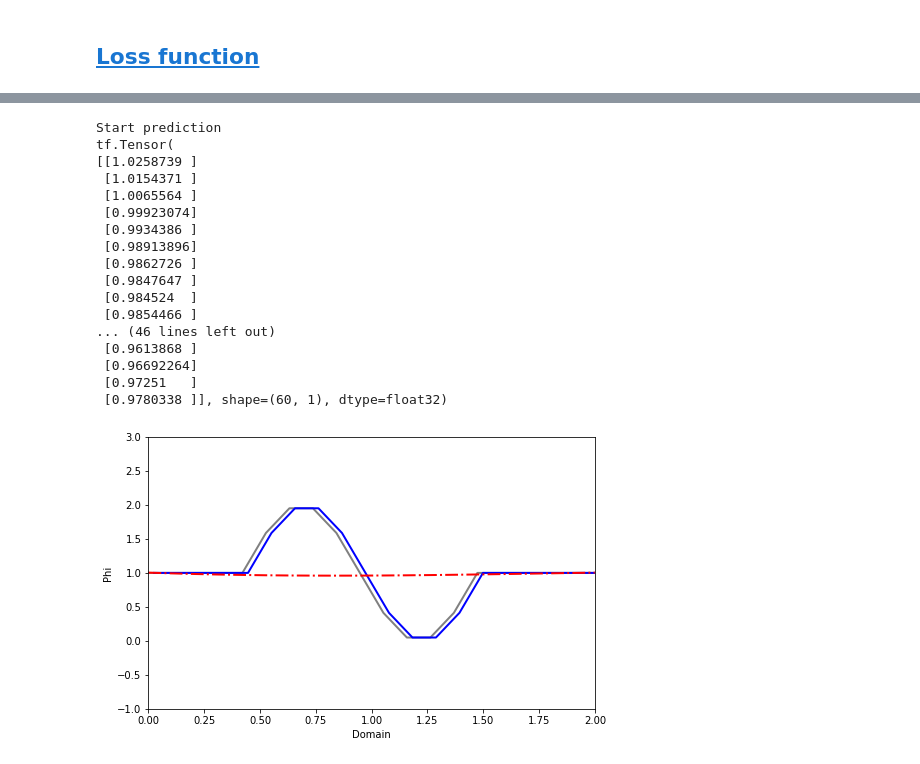
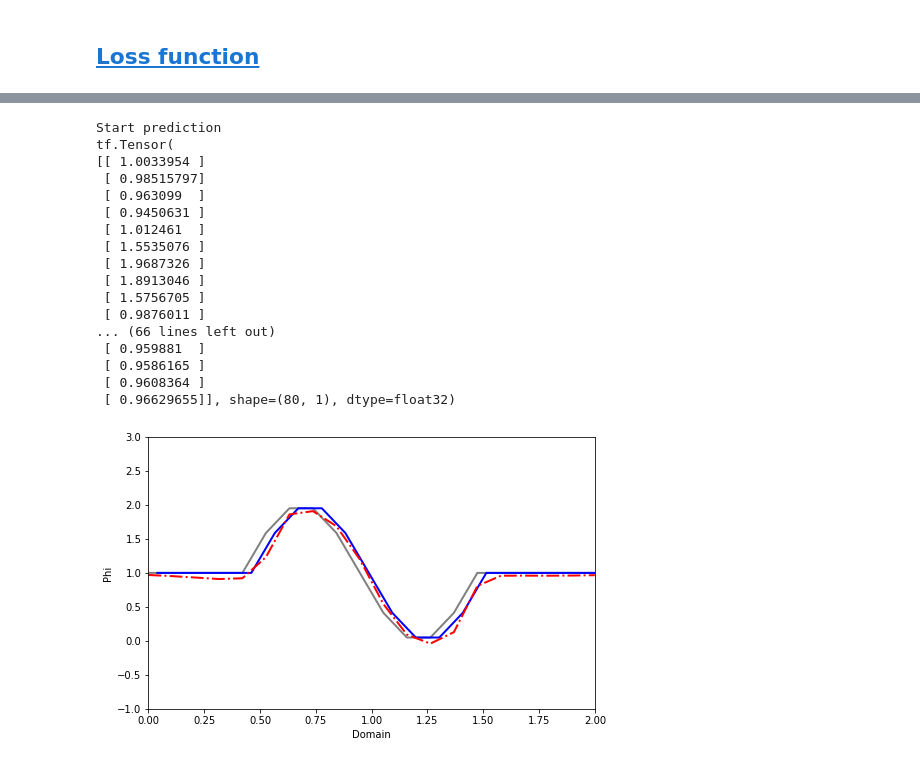
Before and after one commit to BingHanLin/Learn_ML, a Jupyter notebook: Neural_Networks_for_Differential_Equations/tensorflow/tf2_PDE_Customize.ipynb, the cells around one changed output, grey strips where cells are left out. Drawn from its saved outputs; the diff is of its cells as text; code cells hidden in the pictures.

```diff
--- a/Neural_Networks_for_Differential_Equations/tensorflow/tf2_PDE_Customize.ipynb
+++ b/Neural_Networks_for_Differential_Equations/tensorflow/tf2_PDE_Customize.ipynb
@@ -26,7 +26,7 @@ https://weikaiwei.com/tf/tensorflow-2-mnist-2/
 class solve_PDE_Model():
     def __init__(self, loss_calculator):
         self.loss_calculator = loss_calculator
-        self.optimizer = tf.keras.optimizers.Adam(learning_rate=0.005)
+        self.optimizer = tf.keras.optimizers.Adam(learning_rate=0.01)
         self.metrics = tf.keras.metrics.Mean(0.001)
 
         inputs = tf.keras.Input(shape=(2,), name="inputs")
@@ -65,8 +65,7 @@ class solve_PDE_Model():
             # Run forward
             phi = self.model(input_data)
             # Compute the loss value
-            # loss = self.loss_calculator.loss(x_data_reshape, t_data_reshape, phi)
-            loss = self.loss_calculator.loss(input_data, phi)
+            loss = self.loss_calculator.loss(x_data_reshape, t_data_reshape, phi)
 
 
         # Update metrics
@@ -86,20 +85,12 @@ class PDE_Loss():
         self.phi_init = phi_init
         self.u = u
 
-    def loss(self, inputs, phi):
-    # def loss(self, x_data, t_data, phi):
-
-        gradient = tf.gradients(phi, inputs)[0]
-        phi_t, phi_x = tf.unstack(gradient,axis=1)
+    def loss(self, x_data, t_data, phi):
+        phi_t = tf.gradients(phi, t_data)[0]
+        phi_x = tf.gradients(phi, x_data)[0]
 
         phi_t = tf.reshape(phi_t, [phi_t.shape[0],1])
         phi_x = tf.reshape(phi_x, [phi_x.shape[0],1])
-
-        # phi_t = tf.gradients(phi, t_data)[0]
-        # phi_x = tf.gradients(phi, x_data)[0]
-
-        # phi_t = tf.reshape(phi_t, [phi_t.shape[0],1])
-        # phi_x = tf.reshape(phi_x, [phi_x.shape[0],1])
 
         governing_Eq = phi_t+self.u+phi_x
 
@@ -133,8 +124,8 @@ lx = 2
 nx = 20
 dx = lx / (nx-1)
 
-lt = 0.05
-nt = 3
+lt = 0.04
+nt = 4
 dt = lt / (nt-1)
 
 u = 1      #assume wavespeed of u = 1
@@ -144,15 +135,15 @@ t_line = tf.linspace(0.0, lt, nt, name="t")
 x_init = tf.identity(x_line, name="x_init")
 x, t = tf.meshgrid(x_line, t_line)
 
-
 # sine wave init
 np_phi_init = np.ones(nx)
 sine_wave = np.linspace(0,2*np.pi, int(1.5 / dx + 1) - int(.5 / dx) )
 np_phi_init[int(.5 / dx):int(1.5 / dx + 1)] += np.sin(sine_wave)
 phi_init = tf.convert_to_tensor(np_phi_init, dtype=tf.float32, name="phi_init")
+phi_init = tf.reshape(phi_init, [phi_init.shape[0],1])
 
 loss_calculator = PDE_Loss(phi_init,u)
 myModel = solve_PDE_Model(loss_calculator)
-myModel.train(x, t, 100000)
+myModel.train(x, t, 50000)
 # %% [output]
 Start training
@@ -178,44 +169,44 @@ print(result)
 # %% [output]
 Start prediction
 tf.Tensor(
-[[1.0258739 ]
- [1.0154371 ]
- [1.0065564 ]
- [0.99923074]
- [0.9934386 ]
- [0.98913896]
- [0.9862726 ]
- [0.9847647 ]
- [0.984524  ]
- [0.9854466 ]
-... (46 lines left out)
- [0.9613868 ]
- [0.96692264]
- [0.97251   ]
- [0.9780338 ]], shape=(60, 1), dtype=float32)
+[[ 1.0033954 ]
+ [ 0.98515797]
+ [ 0.963099  ]
+ [ 0.9450631 ]
+ [ 1.012461  ]
+ [ 1.5535076 ]
+ [ 1.9687326 ]
+ [ 1.8913046 ]
+ [ 1.5756705 ]
+ [ 0.9876011 ]
+... (66 lines left out)
+ [ 0.959881  ]
+ [ 0.9586165 ]
+ [ 0.9608364 ]
+ [ 0.96629655]], shape=(80, 1), dtype=float32)
 # %%
 import matplotlib.pyplot as plt
 
 %matplotlib inline
 
 # create a figure and axes
 fig = plt.figure(figsize=(8,5))
 ax1 = plt.subplot(1,1,1)
 
 # set up the subplots as needed
 ax1.set_xlim((0, 2))
 ax1.set_ylim((-1, 3))
 ax1.set_xlabel('Domain')
 ax1.set_ylabel('Phi')
 
 # create objects that will change in the animation. These are
 # initially empty, and will be given new values for each frame
 # in the animation.
-n=1
+n=3
 txt_title = ax1.set_title('')
 line1, = ax1.plot(tf.reshape(x_line, [-1]), phi_init, 'gray', lw=2)
 line1, = ax1.plot(tf.reshape(x_line, [-1])+dt*n*u, phi_init, 'b', lw=2)
 line2, = ax1.plot(tf.reshape(x_line, [-1]), result[n*nx:(n+1)*nx], 'r-.', lw=2)
 # ax1.legend(['init','result'])
 # %% [output]
-[figure, old version]
+[figure, new version]
```
Also changed, not shown: parts of 1 cell of this notebook, 1 other file.
